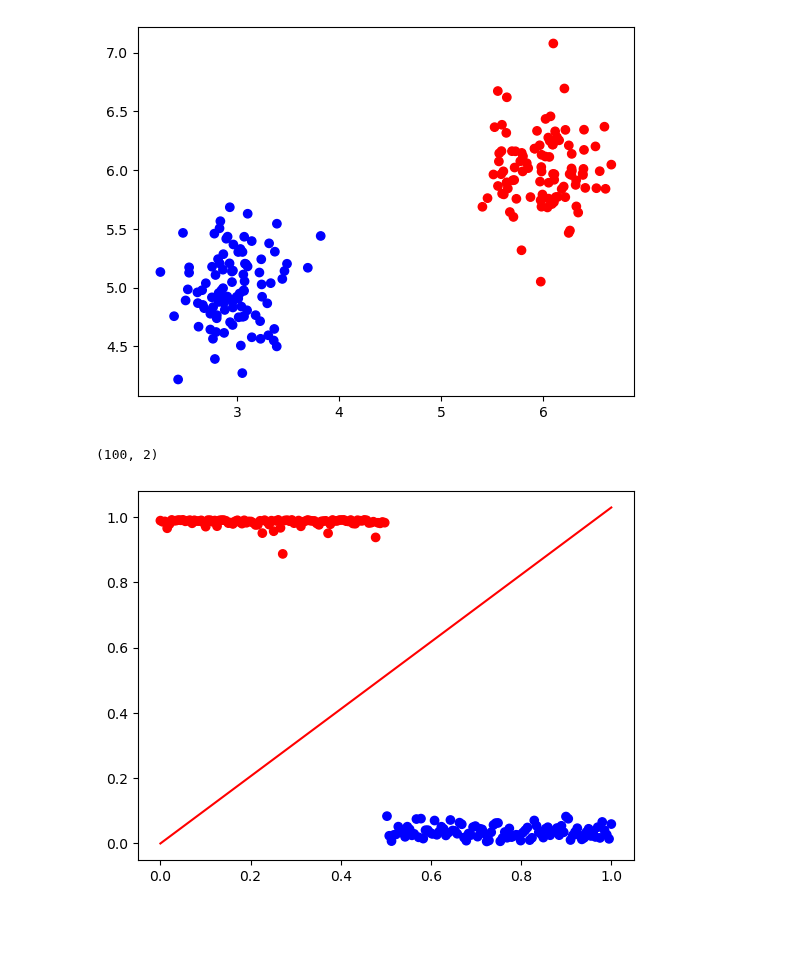
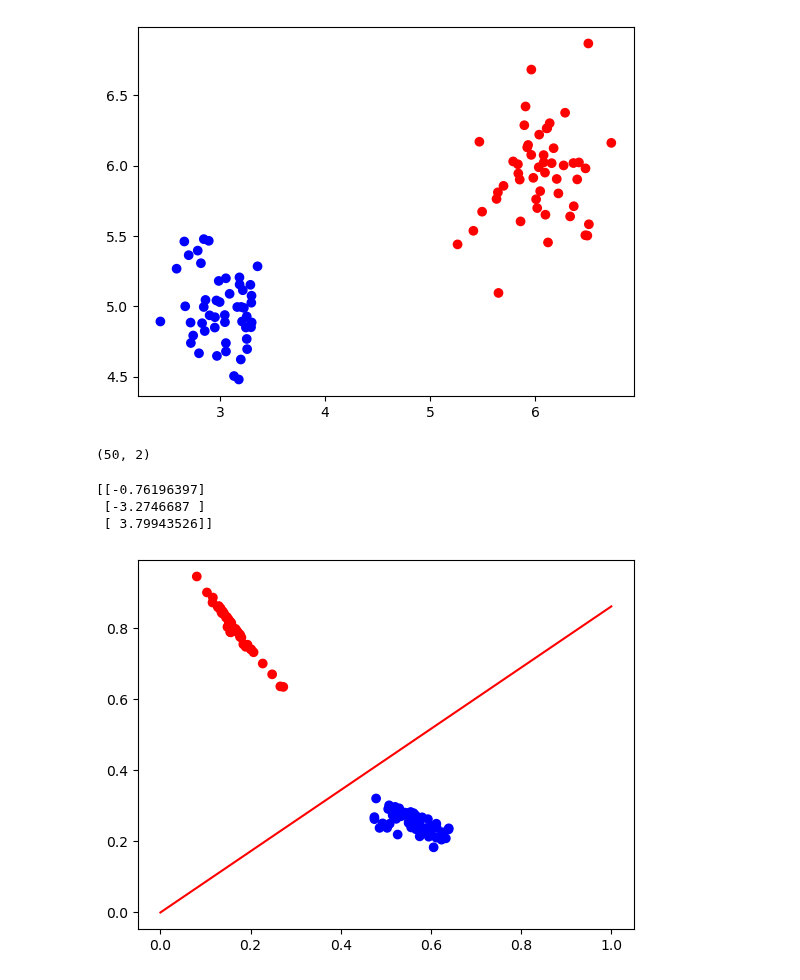
Before and after one commit to frankRenlf/pattern_recognition, a Jupyter notebook: part4.ipynb, the cells around one changed output. Cells and saved outputs as stored; diff of their text form; code cells hidden in the pictures; blank space fills up the shorter version.

```diff
--- a/part4.ipynb
+++ b/part4.ipynb
@@ -3,8 +3,8 @@
 import matplotlib.pyplot as plt
 import numpy as np
 
-N1 = 100
-N2 = 100
+N1 = 50
+N2 = 50
 N = N1 + N2
 K = 2
 sigma = 0.1
@@ -34,20 +34,21 @@ plt.scatter(X[:, 0], X[:, 1], marker='o', c=color)
 plt.show()
 print(X1.shape)
 # %% [output]
-[figure, old version]
+[figure, new version]
-(100, 2)
+(50, 2)
 # %%
 def fi_func(xn, M, m, X):
     x_max = np.max(X)
     x_min = np.min(X)
-    M = M - 1
-    mu = np.linspace(x_min - 0.5, x_max + 0.5, M)
+    mm = M - 1
+    mu = np.linspace(x_min - 0.5, x_max + 0.5, mm)
+    # print(M)
     # print(x_min,x_max)
     # print(mu)
-    sigma = 1
-    item = [- ((X[:, 0] - mu[i]) ** 2 + (X[:, 1] - mu[i]) ** 2) / (2 * (sigma ** 2))
+    sigma_fi = 3
+    item = [- ((X[:, 0] - mu[i]) ** 2 + (X[:, 1] - mu[i]) ** 2) / (2 * (sigma_fi ** 2))
             for i in
-            range(M)]
+            range(mm)]
     # print(X.shape)
     result = np.exp(item)
     res = result.T
@@ -108,27 +109,33 @@ def newton(X, T, M, alpha):
 # w = np.zeros([M, 1])
 # sigmoid(a(w, fi_data))
 # %%
-def display(m, alpha, x, y_, y_noise):
+def display(x, y_, fi1, fi2):
     fig, ax = plt.subplots()
     # line1, = ax.plot(x, y_origin, color='red', label=f'{origin_func}')
     line1, = ax.plot(x, y_, color='red')
     # ax.legend()
     # # ax.set_title('Linear and Quadratic Functions')
     # ax.set_xlabel('x')
     # ax.set_ylabel('y')
 
-    plt.scatter(x, y_noise, marker='o', c=color)
+    plt.scatter(fi1, fi2, marker='o', c=color)
     plt.show()
 
 
-M = 25
+M = 3
 alpha = 1
 w, H_1, fi_square = newton(X, T, M, alpha)
 x = np.linspace(0, 1, N)
+print(w)
+k = -w[1] / w[2]
+# print('af',M)
 # print(x.shape)
-display(M, alpha, x, (np.array([x for _ in range(M)]).T @ w).reshape(N), sigmoid(a(w, fi_square)).reshape(N))
+display(x, x * k, fi_square[:, 1], fi_square[:, 2])
 # %% [output]
+[[-0.76196397]
+ [-3.2746687 ]
+ [ 3.79943526]]
-[figure, old version]
+[figure, new version]
 # %%
 def fi_classification_fun(xn, M, m, X):
     x_max = np.max(X)
```
Also changed, not shown: parts of 1 cell of this notebook, 2 other files.
